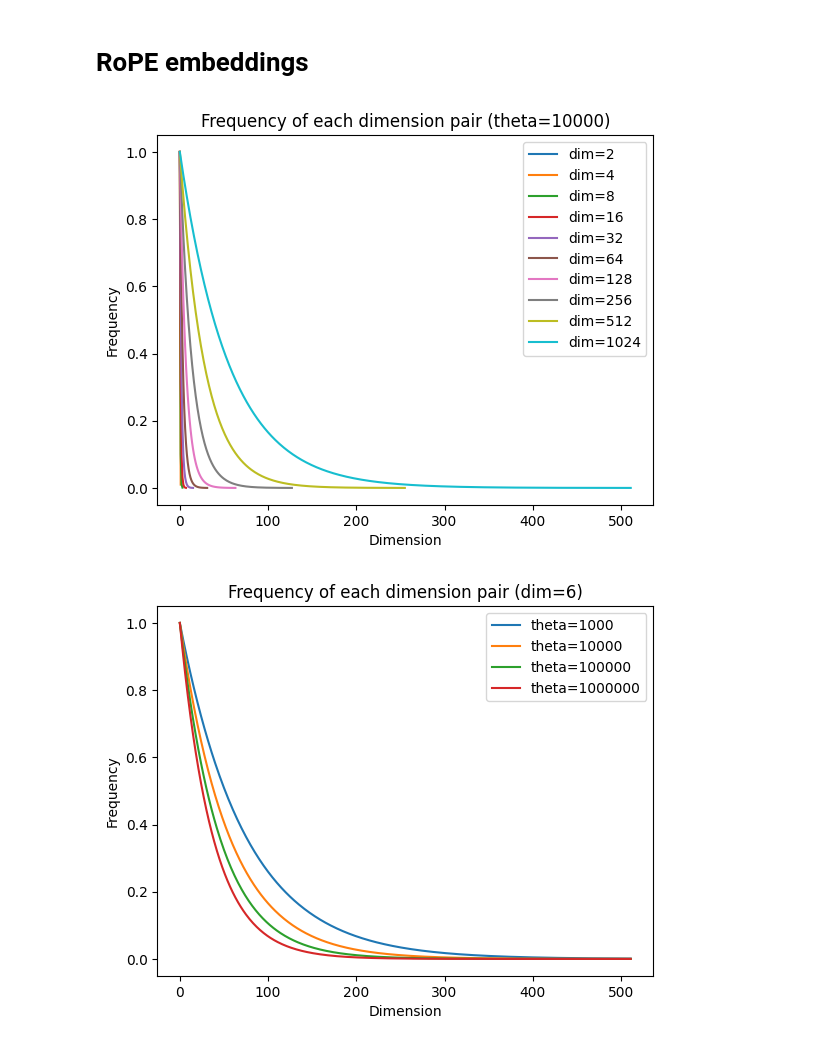
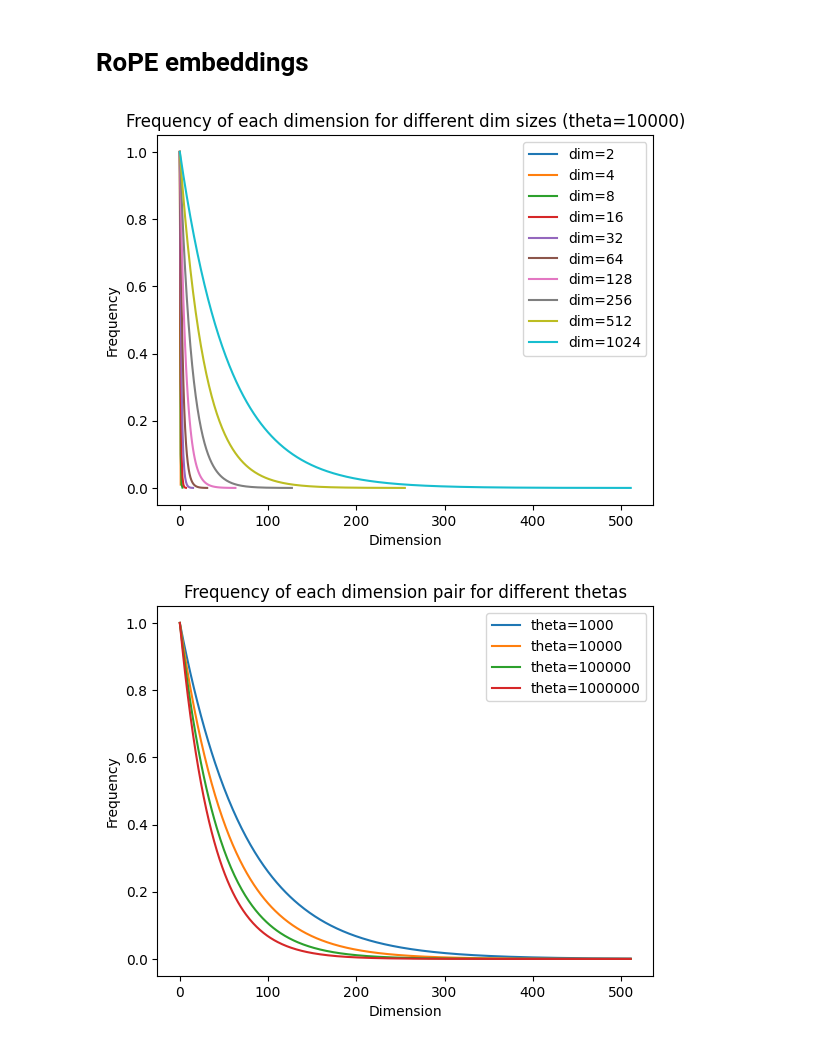
Before and after one commit to Jjschwartz/gollem, a Jupyter notebook: notebooks/rope.ipynb, the cells around one changed output. Drawn from its saved outputs; the diff is of its cells as text; code cells hidden in the pictures.

```diff
--- a/notebooks/rope.ipynb
+++ b/notebooks/rope.ipynb
@@ -6,15 +9,18 @@ import matplotlib.pyplot as plt
 # %%
-def compute_freqs(dim: int, theta: float = 10000.0):
+def compute_dim_freqs(dim: int, theta: float = 10000.0):
     return 1.0 / (theta ** (torch.arange(0, dim, 2)[: (dim // 2)].float() / dim))
 
 
+def compute_freqs(dim: int, end: int, theta: float = 10000.0):
+    freqs = compute_dim_freqs(dim, theta)
+    t = torch.arange(end)
+    freqs = torch.outer(t, freqs).float()
+    return freqs
+
+
 def precompute_freqs_cis(dim: int, end: int, theta: float = 10000.0):
-    # freqs: (dim // 2,)
-    freqs = compute_freqs(dim, theta)
-    # t: (end,)
-    t = torch.arange(end)
     # freqs: (end, dim // 2)
-    freqs = torch.outer(t, freqs).float()
+    freqs = compute_freqs(dim, end, theta)
     # freqs_cis: (end, dim // 2)
     freqs_cis = torch.polar(torch.ones_like(freqs), freqs)  # complex64
     return freqs_cis
@@ -21,27 +44,27 @@ def precompute_freqs_cis(dim: int, end: int, theta: float = 10000.0):
 # %%
 # Plot the freqs for various dims
 theta = 10000
 for dim_power in [1, 2, 3, 4, 5, 6, 7, 8, 9, 10]:
     dim = 2**dim_power
-    freqs = compute_freqs(dim, theta)
+    freqs = compute_dim_freqs(dim, theta)
     plt.plot(freqs, label=f"dim={dim}")
-plt.title("Frequency of each dimension pair (theta=10000)")
+plt.title("Frequency of each dimension for different dim sizes (theta=10000)")
 plt.xlabel("Dimension")
 plt.ylabel("Frequency")
 plt.legend()
 plt.show()
 # %% [output]
-[figure, old version]
+[figure, new version]
 # %%
 # Plot freqs for various theta for a given dim
 dim = 1024
 for theta in [1000, 10000, 100000, 1000000]:
-    freqs = compute_freqs(dim, theta)
+    freqs = compute_dim_freqs(dim, theta)
     plt.plot(freqs, label=f"theta={theta}")
-plt.title("Frequency of each dimension pair (dim=6)")
+plt.title("Frequency of each dimension pair for different thetas")
 plt.xlabel("Dimension")
 plt.ylabel("Frequency")
 plt.legend()
 plt.show()
 # %% [output]
-[figure, old version]
+[figure, new version]
```
Also changed, not shown: parts of 17 cells of this notebook, 1 other file.
